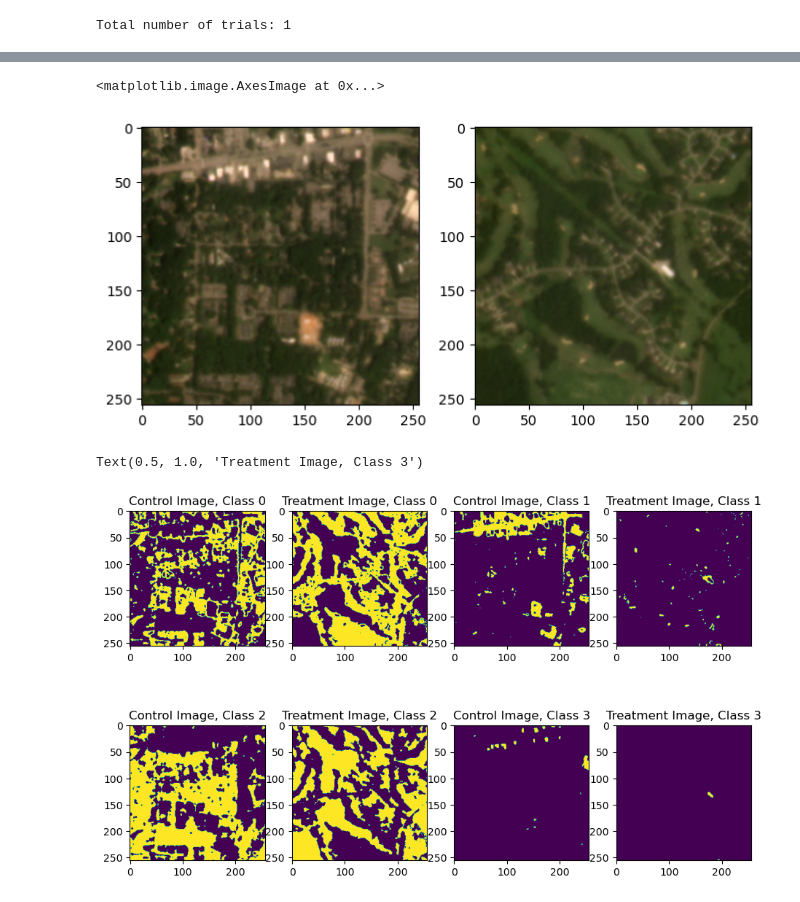
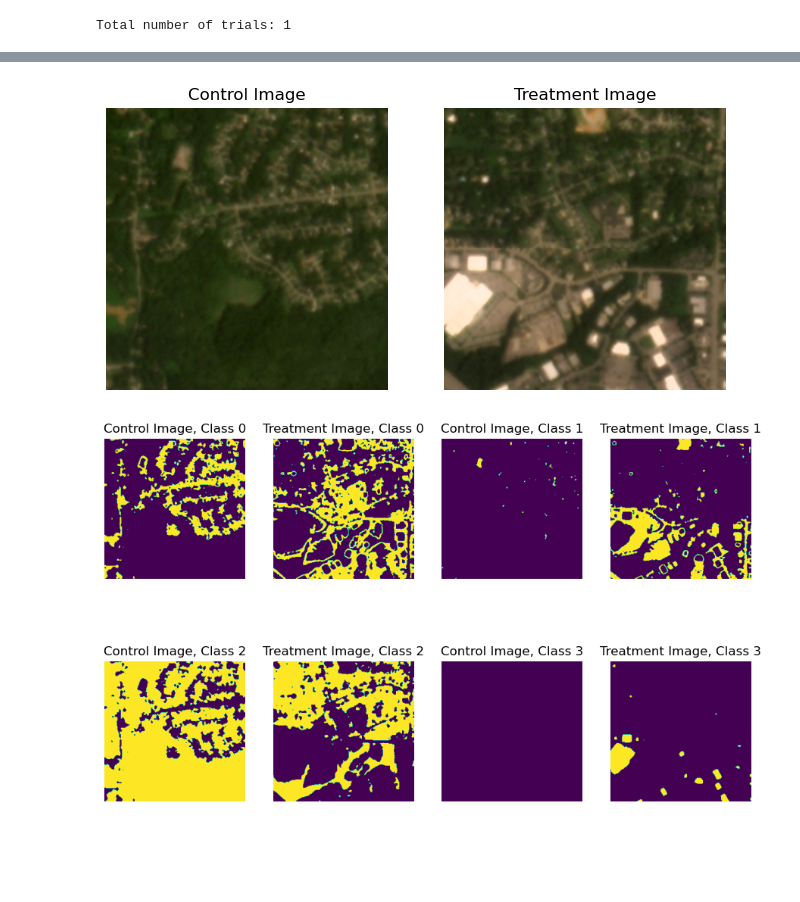
Before and after one commit to zcalhoun/lute, a Jupyter notebook: notebooks/calc_ate.ipynb, the cells around one changed output, grey strips where cells are left out. Drawn from its saved outputs; the diff is of its cells as text; code cells hidden in the pictures; blank space fills up the shorter version.

```diff
--- a/notebooks/calc_ate.ipynb
+++ b/notebooks/calc_ate.ipynb
@@ -158,7 +188,7 @@ def load_traversal_path(data_path):
 
 args = {
     "neighborhood_min_dist": 550,
-    "distance_metric": "hamming",
+    "distance_metric": "weighted_hamming",
     "results_path": "./ate_results.csv",
     "traversal_data": "/datacommons/carlsonlab/zdc6/uhi/data/traverses/pm_trav.shp"
 }
@@ -193,11 +223,11 @@ neighborhood_min_dist = [args.neighborhood_min_dist]
 num_neighbors = [10]
 
 # Treatment/control values
-distance = [10]  # box of 2*distance x 2*distance in the center
+distance = [40]  # box of 2*distance x 2*distance in the center
 treatment_idx = 0  # id used for concrete (this should not change)
 control_idx = 2  # id used for trees (this should not change)
-treatment_pctg = [0.9]  # percentage covered by treatment
-control_pctg = [0.9]  # percentage covered by control
+treatment_pctg = [0.7]  # percentage covered by treatment
+control_pctg = [0.7]  # percentage covered by control
 match_radius = [1]
 
 # Get the total number of trials to run:
@@ -324,4 +362,4 @@ import torch
 # %%
-c_img = plt.imread("/datacommons/carlsonlab/fcw/planet_preprocessed_multitask/train/images/planet_5_NCpoint_29942.TIF")
-t_img = plt.imread("/datacommons/carlsonlab/fcw/planet_preprocessed_multitask/train/images/planet_1_NCpoint_8489.TIF")
+c_img = plt.imread(f"/datacommons/carlsonlab/fcw/planet_preprocessed_multitask/train/images/{c_fname}.TIF")
+t_img = plt.imread(f"/datacommons/carlsonlab/fcw/planet_preprocessed_multitask/train/images/{t_fname}.TIF")
 # %%
@@ -330,8 +368,12 @@ t_img_one_hot = torch.load('/datacommons/carlsonlab/zdc6/cs590/land_use/train/im
 # %%
 fig, axs = plt.subplots(nrows=1, ncols=2, figsize=(8,8))
 
 axs[0].imshow(c_img)
 axs[1].imshow(t_img)
+axs[0].set_title('Control Image')
+axs[1].set_title('Treatment Image')
+
+for ax in axs.flat:
+    ax.set_axis_off()
 # %% [output]
-<matplotlib.image.AxesImage at 0x...>
-[figure, old version]
+[figure, new version]
@@ -359,6 +399,8 @@ axs[1,2].imshow(c_img_one_hot[:,:,3] * 255)
 axs[1,3].imshow(t_img_one_hot[:,:,3] * 255)
 axs[1,2].set_title('Control Image, Class 3')
 axs[1,3].set_title('Treatment Image, Class 3')
+
+for ax in axs.flat:
+    ax.set_axis_off()
 # %% [output]
-Text(0.5, 1.0, 'Treatment Image, Class 3')
-[figure, old version]
+[figure, new version]
```
Also changed, not shown: parts of 11 cells of this notebook.
